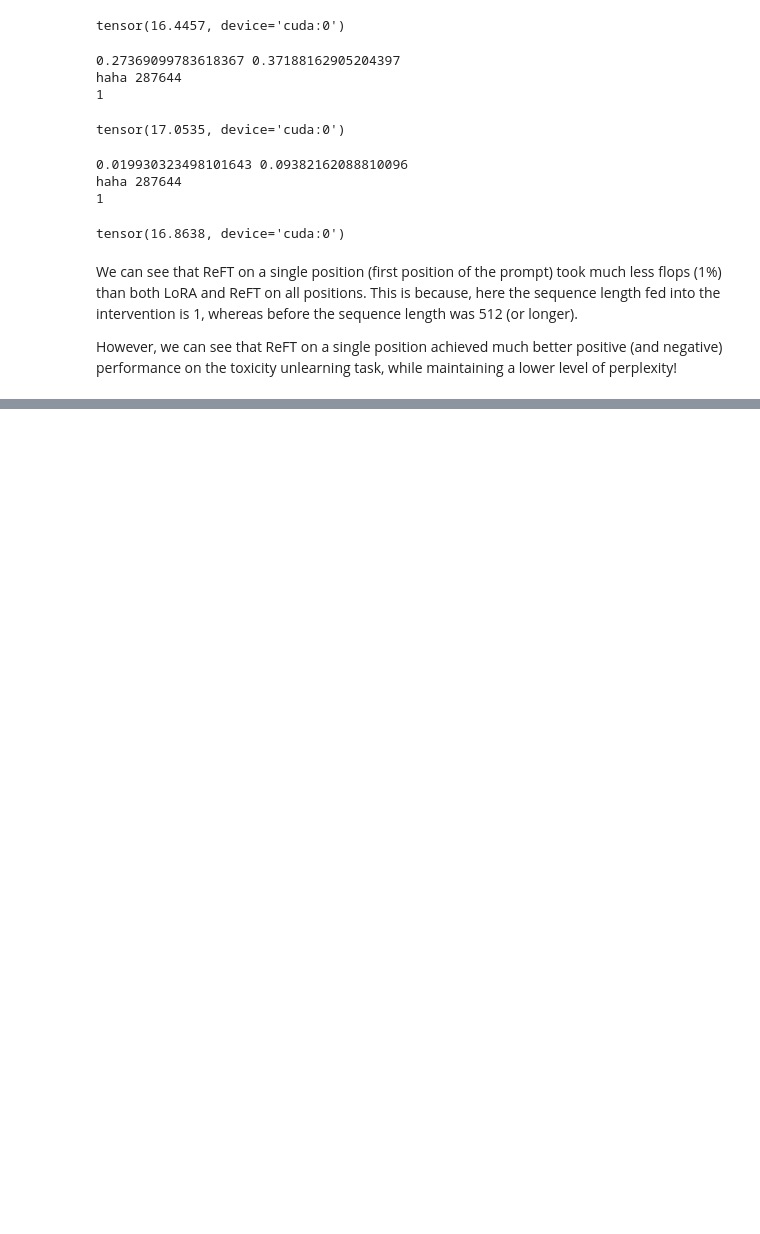
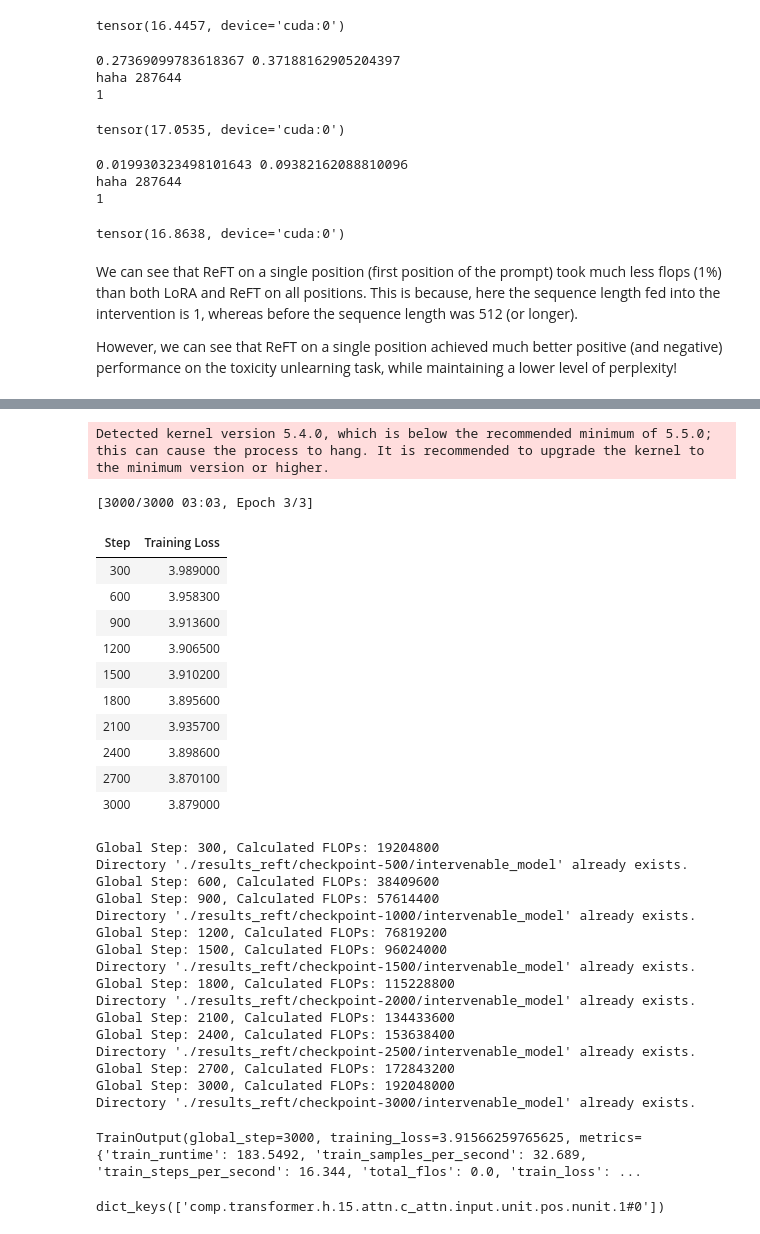
Before and after one commit to stanfordnlp/pyreft, a Jupyter notebook: examples/composition/lora_benchmark.ipynb, the cells around one changed output, grey strips where cells are left out. Saved outputs shown, nothing was run; the diff lists cells and outputs as text; code cells hidden in the pictures; blank space fills up the shorter version.

```diff
--- a/examples/composition/lora_benchmark.ipynb
+++ b/examples/composition/lora_benchmark.ipynb
@@ -309,7 +322,7 @@ class LoraIntervention(
     DistributedRepresentationIntervention
 ):
     """
-    LoRA(h') = h' + BA
+    LoRA(h') = h' + BAh
     """
     def __init__(self, **kwargs):
         super().__init__(**kwargs, keep_last_dim=True)
@@ -904,0 +958,66 @@ However, we can see that ReFT on a single position achieved much better positive
+# %%
+from torch.utils.tensorboard import SummaryWriter
+
+from transformers import TrainerCallback
+
+class FlopsLoggingCallback(TrainerCallback):
+    def __init__(self):
+        self.writer = SummaryWriter()  # Initialize SummaryWriter
+
+    def on_log(self, args, state, control, logs=None, **kwargs):
+        if state.is_local_process_zero and self.writer is not None:
+            if "loss" in logs:
+                # Calculate total_flops from your model
+                total_flops = 0
+                # print(kwargs['model'].interventions)
+                for k, v in kwargs['model'].interventions.items():
+                    if isinstance(v[0], SubloreftIntervention):
+                        total_flops = v[0].cumulative_flops
+
+                # Log FLOPs to TensorBoard
+                self.writer.add_scalar('FLOPs', total_flops, global_step=state.global_step)
+                print(f"Global Step: {state.global_step}, Calculated FLOPs: {total_flops}")
+# %%
+# train
+training_args = transformers.TrainingArguments(
+    num_train_epochs=3.0, output_dir="./results_reft", learning_rate=1e-3, report_to=["wandb"],
+    per_device_train_batch_size=train_batch_size, logging_steps=300, bf16=True,
+    warmup_ratio=0.06,
+)
+trainer = ReftTrainerForCausalLM(
+    model=reft_model, tokenizer=tokenizer, args=training_args,
+    train_dataset=train_dataset, eval_dataset=None, data_collator=data_collator,
+    callbacks=[FlopsLoggingCallback()]
+)
+trainer.train()
+# %% [output]
+Detected kernel version 5.4.0, which is below the recommended minimum of 5.5.0; this can cause the process to hang. It is recommended to upgrade the kernel to the minimum version or higher.
+[3000/3000 03:03, Epoch 3/3]
+| Step | Training Loss |
+| 300 | 3.989000 |
+| 600 | 3.958300 |
+| 900 | 3.913600 |
+| 1200 | 3.906500 |
+| 1500 | 3.910200 |
+| 1800 | 3.895600 |
+| 2100 | 3.935700 |
+| 2400 | 3.898600 |
+| 2700 | 3.870100 |
+| 3000 | 3.879000 |
+Global Step: 300, Calculated FLOPs: 19204800
+Directory './results_reft/checkpoint-500/intervenable_model' already exists.
+Global Step: 600, Calculated FLOPs: 38409600
+Global Step: 900, Calculated FLOPs: 57614400
+Directory './results_reft/checkpoint-1000/intervenable_model' already exists.
+Global Step: 1200, Calculated FLOPs: 76819200
+Global Step: 1500, Calculated FLOPs: 96024000
+Directory './results_reft/checkpoint-1500/intervenable_model' already exists.
+Global Step: 1800, Calculated FLOPs: 115228800
+Directory './results_reft/checkpoint-2000/intervenable_model' already exists.
+Global Step: 2100, Calculated FLOPs: 134433600
+Global Step: 2400, Calculated FLOPs: 153638400
+Directory './results_reft/checkpoint-2500/intervenable_model' already exists.
+Global Step: 2700, Calculated FLOPs: 172843200
+Global Step: 3000, Calculated FLOPs: 192048000
+Directory './results_reft/checkpoint-3000/intervenable_model' already exists.
+TrainOutput(global_step=3000, training_loss=3.91566259765625, metrics={'train_runtime': 183.5492, 'train_samples_per_second': 32.689, 'train_steps_per_second': 16.344, 'total_flos': 0.0, 'train_loss': ...
@@ -904,0 +1027,4 @@ However, we can see that ReFT on a single position achieved much better positive
+# %%
+reft_model.interventions.keys()
+# %% [output]
+dict_keys(['comp.transformer.h.15.attn.c_attn.input.unit.pos.nunit.1#0'])
```
Also changed, not shown: parts of 43 cells of this notebook.
